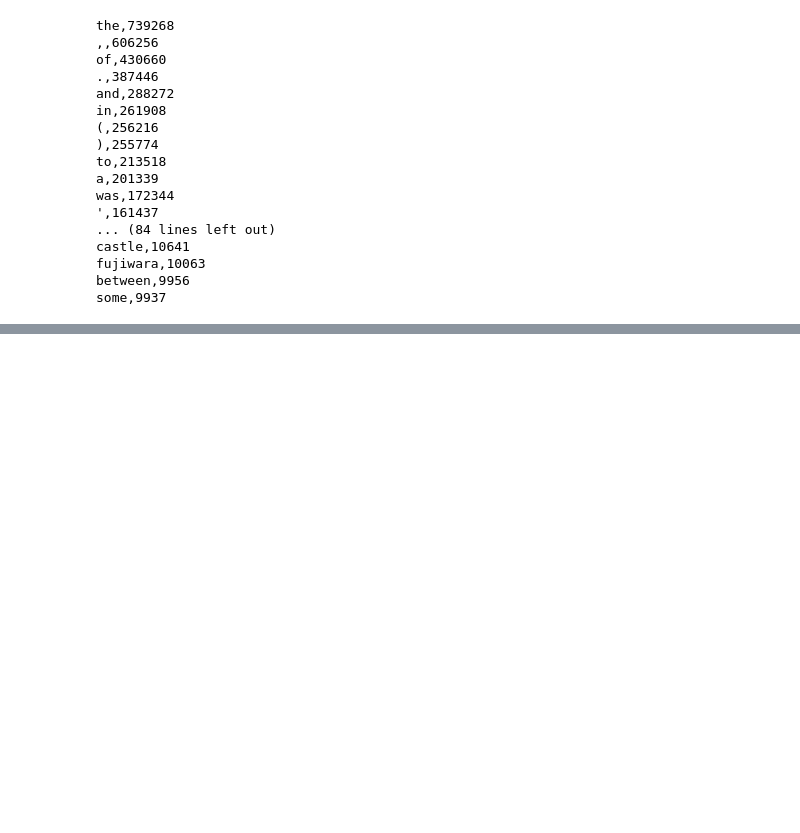
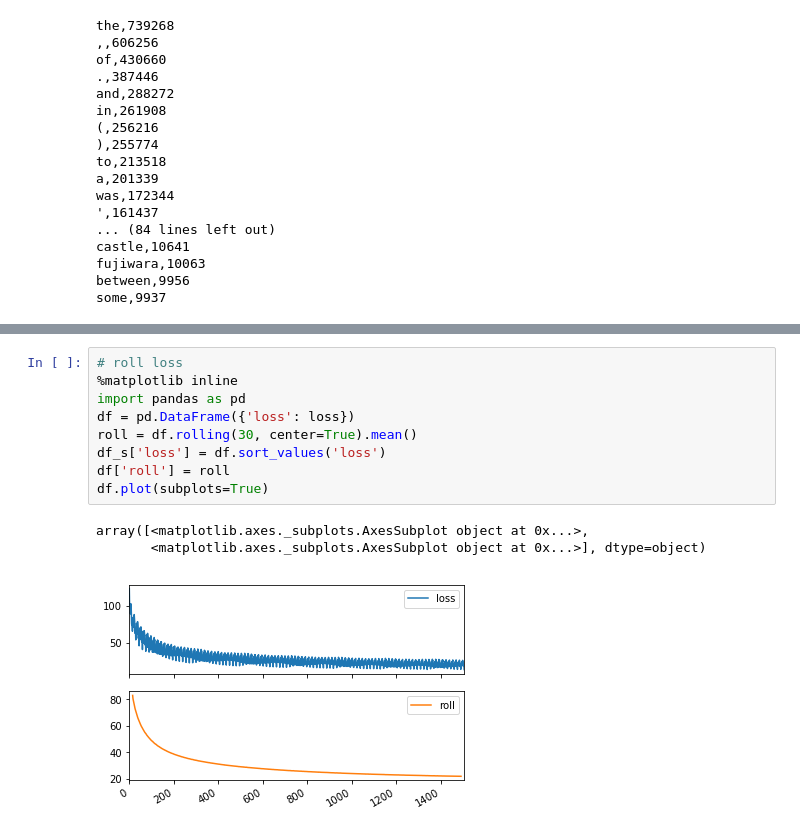
Before and after one commit to tttakano/DeepLearning, a Jupyter notebook: chiner_seq2seq/check.ipynb, the cells around one changed output, grey strips where cells are left out. Drawn from its saved outputs; the diff is of its cells as text; blank space fills up the shorter version.

```diff
--- a/chiner_seq2seq/check.ipynb
+++ b/chiner_seq2seq/check.ipynb
@@ -112,0 +140,13 @@ some,9937
+# %%
+# roll loss
+%matplotlib inline
+import pandas as pd
+df = pd.DataFrame({'loss': loss})
+roll = df.rolling(30, center=True).mean()
+df_s['loss'] = df.sort_values('loss')
+df['roll'] = roll
+df.plot(subplots=True)
+# %% [output]
+array([<matplotlib.axes._subplots.AxesSubplot object at 0x...>,
+       <matplotlib.axes._subplots.AxesSubplot object at 0x...>], dtype=object)
+[figure, added]
```
Also changed, not shown: parts of 4 cells of this notebook, 27 other files.
